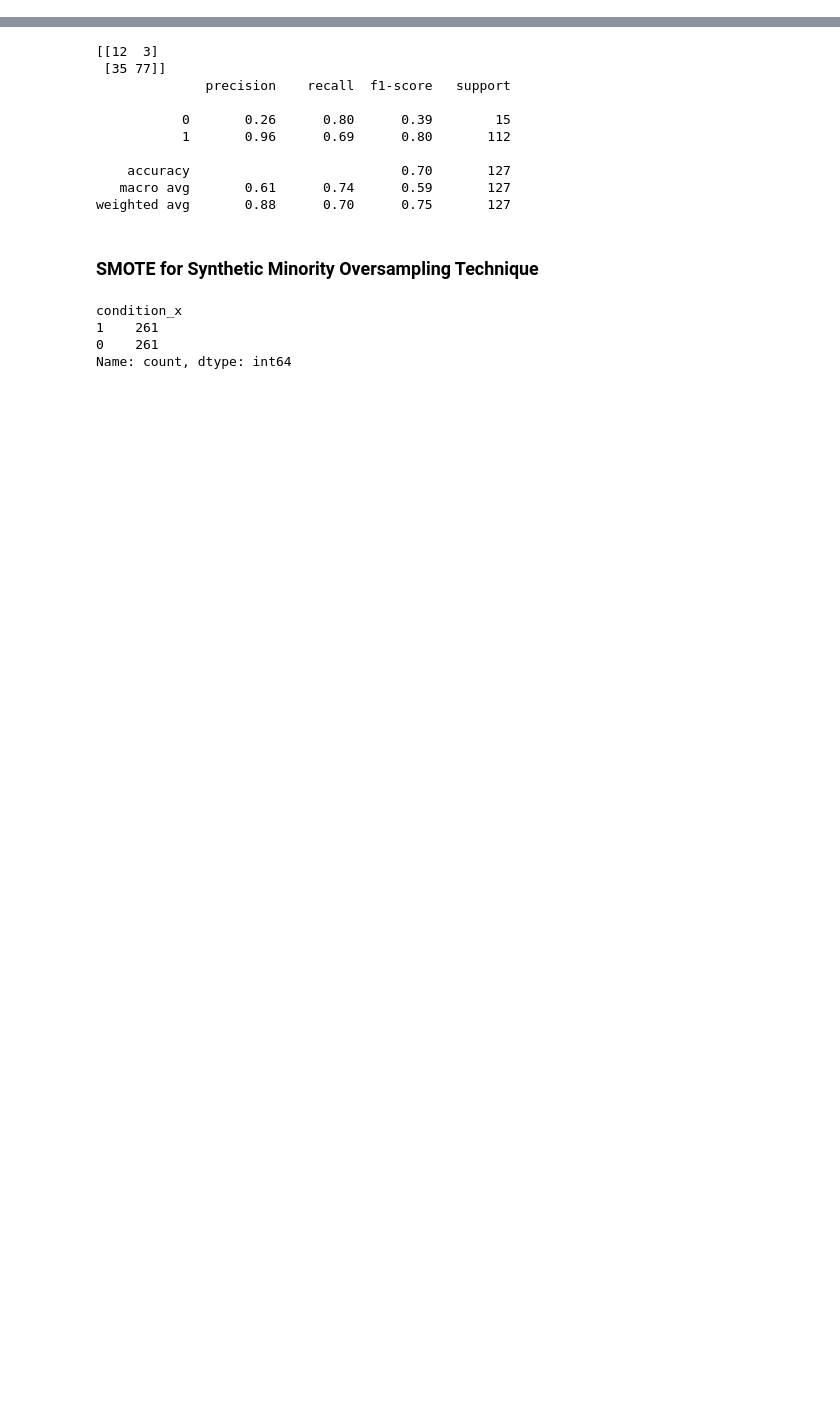
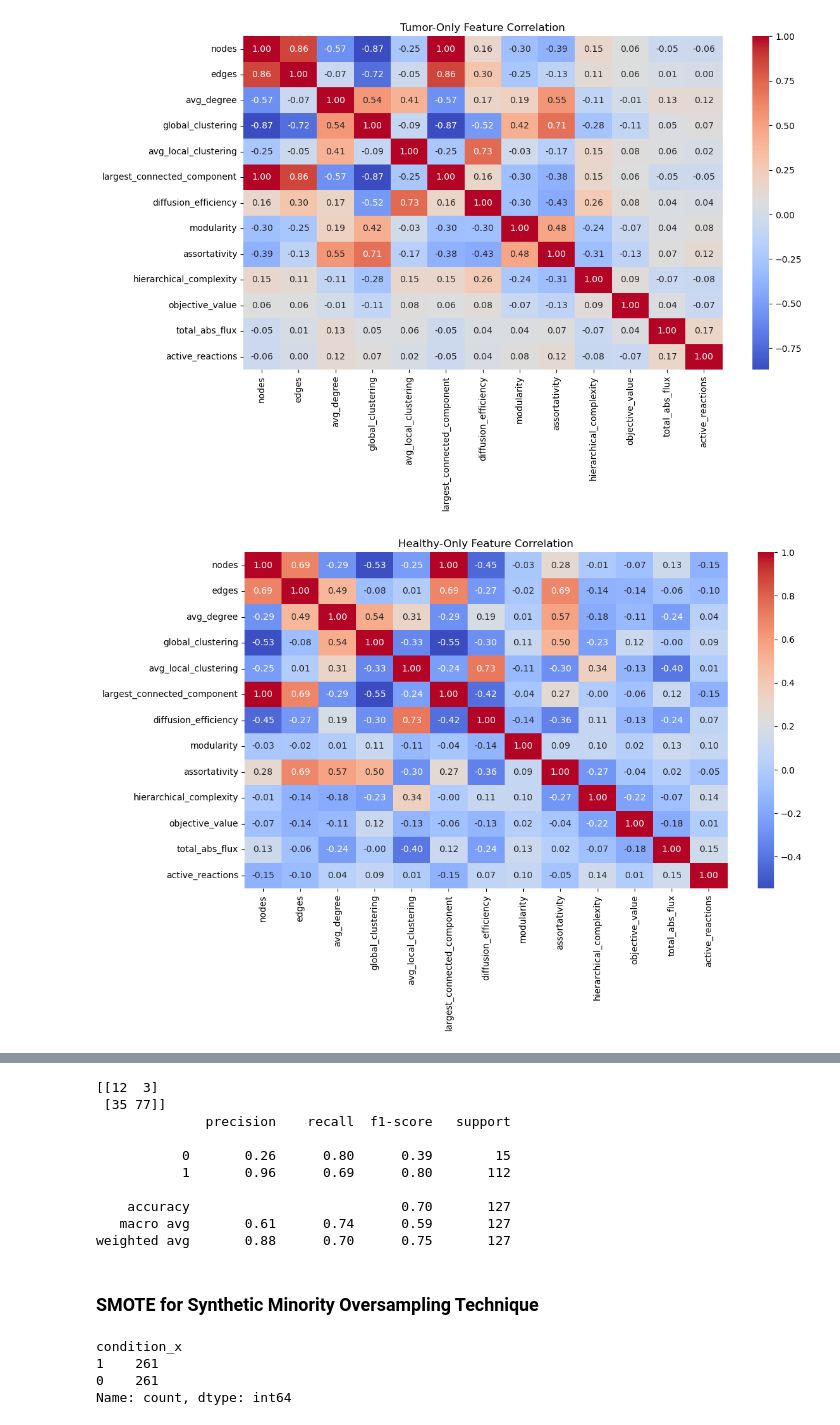
Before and after one commit to Alexreat/dissertation_project, a Jupyter notebook: notebooks/ML_model.ipynb, the cells around one changed output, grey strips where cells are left out. Saved outputs shown, nothing was run; the diff lists cells and outputs as text; code cells hidden in the pictures; blank space fills up the shorter version.

```diff
--- a/notebooks/ML_model.ipynb
+++ b/notebooks/ML_model.ipynb
@@ -47,3 +47,24 @@ plt.show()
+# %%
+# Split data
+tumor_df = full_df[full_df['condition_x'] == 'Tumor']
+healthy_df = full_df[full_df['condition_x'] == 'Healthy']
+
+# Correlation heatmap for tumor
+plt.figure(figsize=(12, 8))
+sns.heatmap(tumor_df.drop(columns=['sample', 'condition_x']).corr(), annot=True, fmt=".2f", cmap='coolwarm')
+plt.title("Tumor-Only Feature Correlation")
+plt.tight_layout()
+plt.show()
+
+# Correlation heatmap for healthy
+plt.figure(figsize=(12, 8))
+sns.heatmap(healthy_df.drop(columns=['sample', 'condition_x']).corr(), annot=True, fmt=".2f", cmap='coolwarm')
+plt.title("Healthy-Only Feature Correlation")
+plt.tight_layout()
+plt.show()
+# %% [output]
+[figure, added]
+[figure, added]
 # %%
 from sklearn.model_selection import train_test_split
 
```
Also changed, not shown: parts of 10 cells of this notebook, 7 other files.
